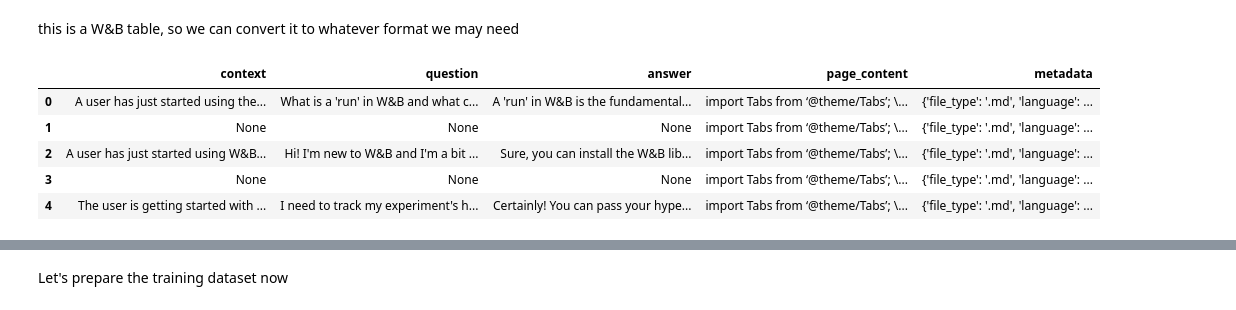
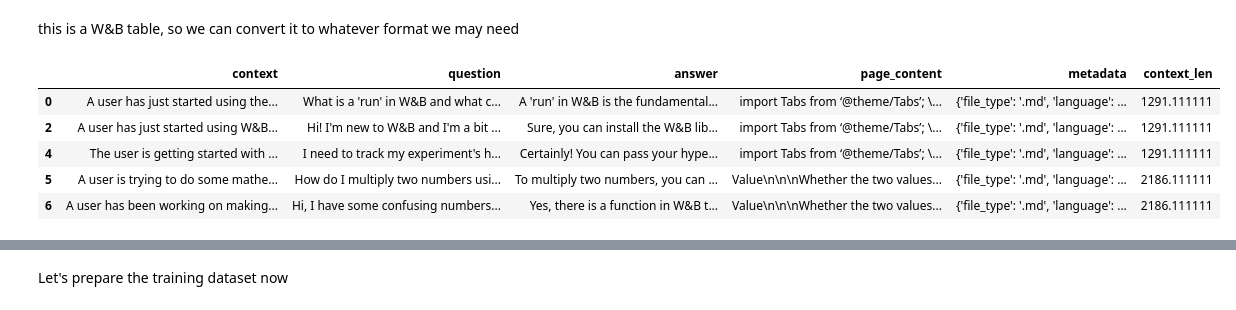
Before and after one commit to tcapelle/sagemaker-llama2-wandb, a Jupyter notebook: training/01_data_prep.ipynb, the cells around one changed output, grey strips where cells are left out. Saved outputs shown, nothing was run; the diff lists cells and outputs as text; code cells hidden in the pictures.

Commit message:
train data refinement

```diff
--- a/training/01_data_prep.ipynb
+++ b/training/01_data_prep.ipynb
@@ -6 +3,6 @@ distributed 2022.7.0 requires tornado<6.2,>=6.0.3, but you have tornado 6.3.3 wh
+# %%
+WANDB_PROJECT = "aws_llm_demo"
+USE_S3 = True
+
+RAW_TRAIN_DATASET_ARTIFACT = 'capecape/wandbot/run-m6nz6yrl-wandbot_questions:v0'
 # %% [markdown]
@@ -123,0 +56,6 @@ wandb:   1 of 1 files downloaded.
+# %%
+wandb.init(project=WANDB_PROJECT, job_type="text_formatting")
+
+# this way we get tracebility
+dataset_artifact = wandb.use_artifact(RAW_TRAIN_DATASET_ARTIFACT)
+table = dataset_artifact.get("wandbot_questions")
@@ -125,11 +72,13 @@ wandb:   1 of 1 files downloaded.
 this is a W&B table, so we can convert it to whatever format we may need
 # %%
 df = pd.DataFrame(table.data, columns=table.columns)
+df = df.dropna()
+df = df.assign(context_len = lambda df: df.page_content.str.len()/3.6)
 df.head()
 # %% [output]
-|  | context | question | answer | page_content | metadata |
-| 0 | A user has just started using the... | What is a 'run' in W&B and what c... | A 'run' in W&B is the fundamental... | import Tabs from ‘@theme/Tabs’; \... | {'file_type': '.md', 'language': ... |
-| 1 | None | None | None | import Tabs from ‘@theme/Tabs’; \... | {'file_type': '.md', 'language': ... |
-| 2 | A user has just started using W&B... | Hi! I'm new to W&B and I'm a bit ... | Sure, you can install the W&B lib... | import Tabs from ‘@theme/Tabs’; \... | {'file_type': '.md', 'language': ... |
-| 3 | None | None | None | import Tabs from ‘@theme/Tabs’; \... | {'file_type': '.md', 'language': ... |
-| 4 | The user is getting started with ... | I need to track my experiment's h... | Certainly! You can pass your hype... | import Tabs from ‘@theme/Tabs’; \... | {'file_type': '.md', 'language': ... |
+|  | context | question | answer | page_content | metadata | context_len |
+| 0 | A user has just started using the... | What is a 'run' in W&B and what c... | A 'run' in W&B is the fundamental... | import Tabs from ‘@theme/Tabs’; \... | {'file_type': '.md', 'language': ... | 1291.111111 |
+| 2 | A user has just started using W&B... | Hi! I'm new to W&B and I'm a bit ... | Sure, you can install the W&B lib... | import Tabs from ‘@theme/Tabs’; \... | {'file_type': '.md', 'language': ... | 1291.111111 |
+| 4 | The user is getting started with ... | I need to track my experiment's h... | Certainly! You can pass your hype... | import Tabs from ‘@theme/Tabs’; \... | {'file_type': '.md', 'language': ... | 1291.111111 |
+| 5 | A user is trying to do some mathe... | How do I multiply two numbers usi... | To multiply two numbers, you can ... | Value\n\n\nWhether the two values... | {'file_type': '.md', 'language': ... | 2186.111111 |
+| 6 | A user has been working on making... | Hi, I have some confusing numbers... | Yes, there is a function in W&B t... | Value\n\n\nWhether the two values... | {'file_type': '.md', 'language': ... | 2186.111111 |
```
Also changed, not shown: parts of 89 cells of this notebook.
